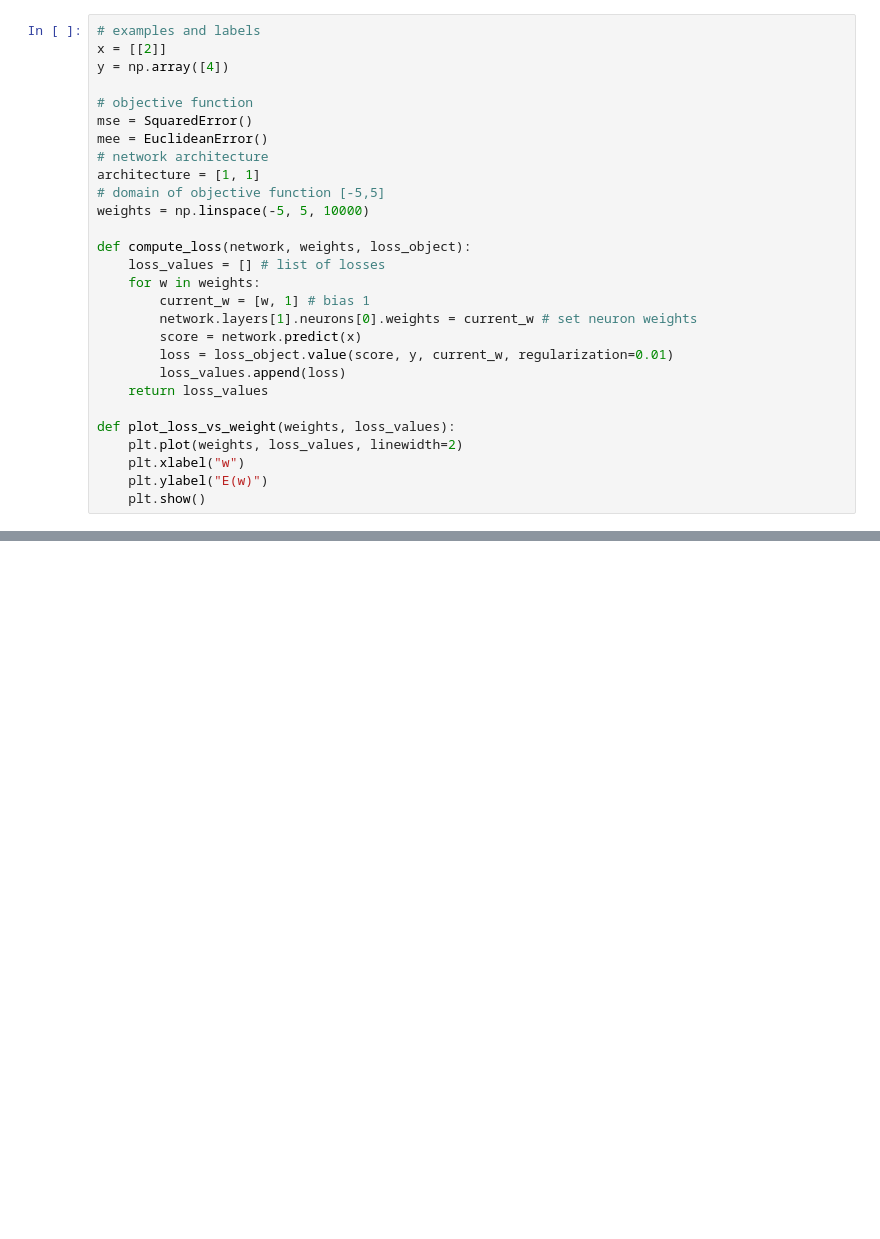
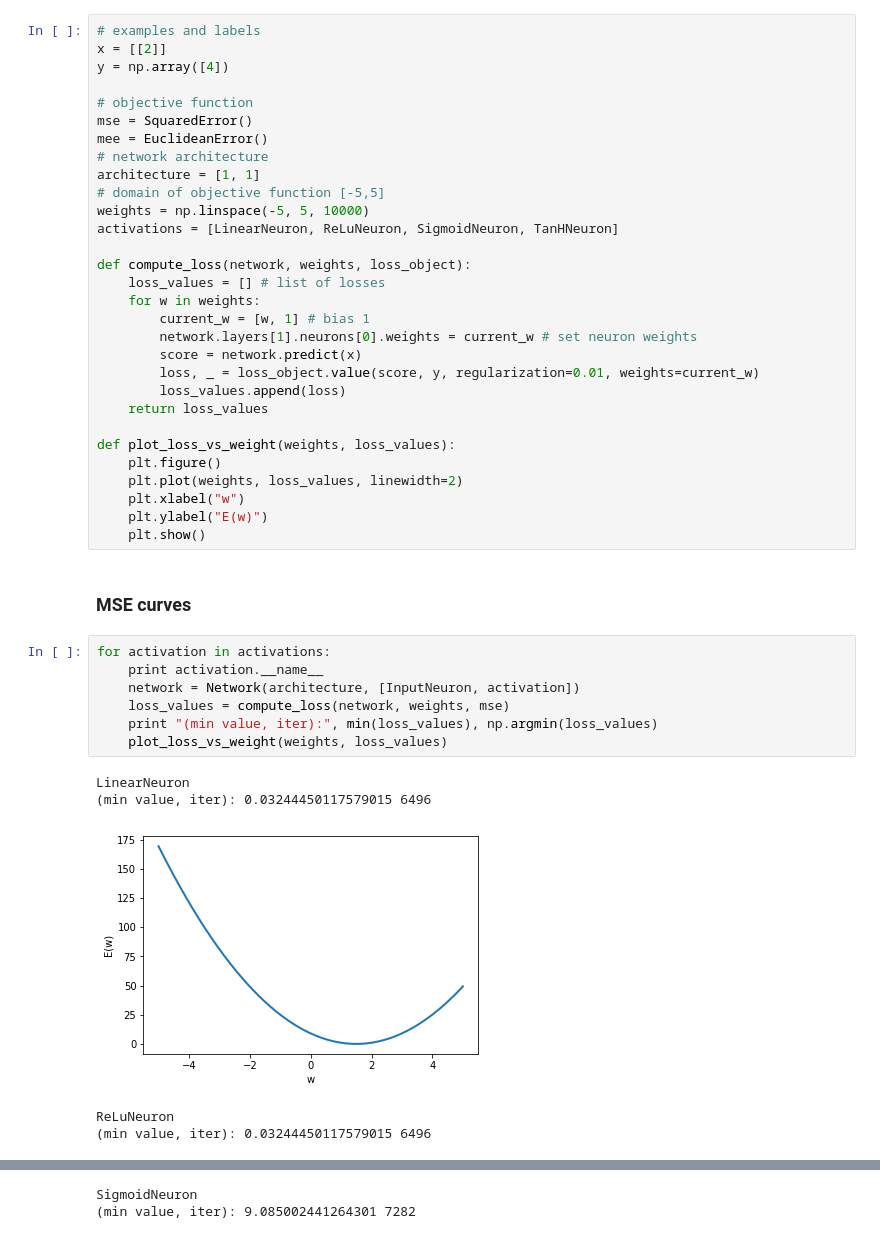
Before and after one commit to davide-serramazza/MLExam, a Jupyter notebook: src/convexity_study.ipynb, the cells around one changed output, grey strips where cells are left out. Drawn from its saved outputs; the diff is of its cells as text; blank space fills up the shorter version.

```diff
--- a/src/convexity_study.ipynb
+++ b/src/convexity_study.ipynb
@@ -27,6 +24,7 @@ mee = EuclideanError()
 architecture = [1, 1]
 # domain of objective function [-5,5]
 weights = np.linspace(-5, 5, 10000)
+activations = [LinearNeuron, ReLuNeuron, SigmoidNeuron, TanHNeuron]
 
 def compute_loss(network, weights, loss_object):
     loss_values = [] # list of losses
@@ -34,12 +32,28 @@ def compute_loss(network, weights, loss_object):
         current_w = [w, 1] # bias 1
         network.layers[1].neurons[0].weights = current_w # set neuron weights
         score = network.predict(x)
-        loss = loss_object.value(score, y, current_w, regularization=0.01)
+        loss, _ = loss_object.value(score, y, regularization=0.01, weights=current_w)
         loss_values.append(loss)
     return loss_values
 
 def plot_loss_vs_weight(weights, loss_values):
+    plt.figure()
     plt.plot(weights, loss_values, linewidth=2)
     plt.xlabel("w")
     plt.ylabel("E(w)")
     plt.show()
+# %% [markdown]
+### MSE curves
+# %%
+for activation in activations:
+    print activation.__name__
+    network = Network(architecture, [InputNeuron, activation])
+    loss_values = compute_loss(network, weights, mse)
+    print "(min value, iter):", min(loss_values), np.argmin(loss_values)
+    plot_loss_vs_weight(weights, loss_values)
+# %% [output]
+LinearNeuron
+(min value, iter): 0.03244450117579015 6496
+[figure, added]
+ReLuNeuron
+(min value, iter): 0.03244450117579015 6496
@@ -45,0 +61,2 @@ def plot_loss_vs_weight(weights, loss_values):
+SigmoidNeuron
+(min value, iter): 9.085002441264301 7282
```
Also changed, not shown: parts of 5 cells of this notebook, 39 other files.
